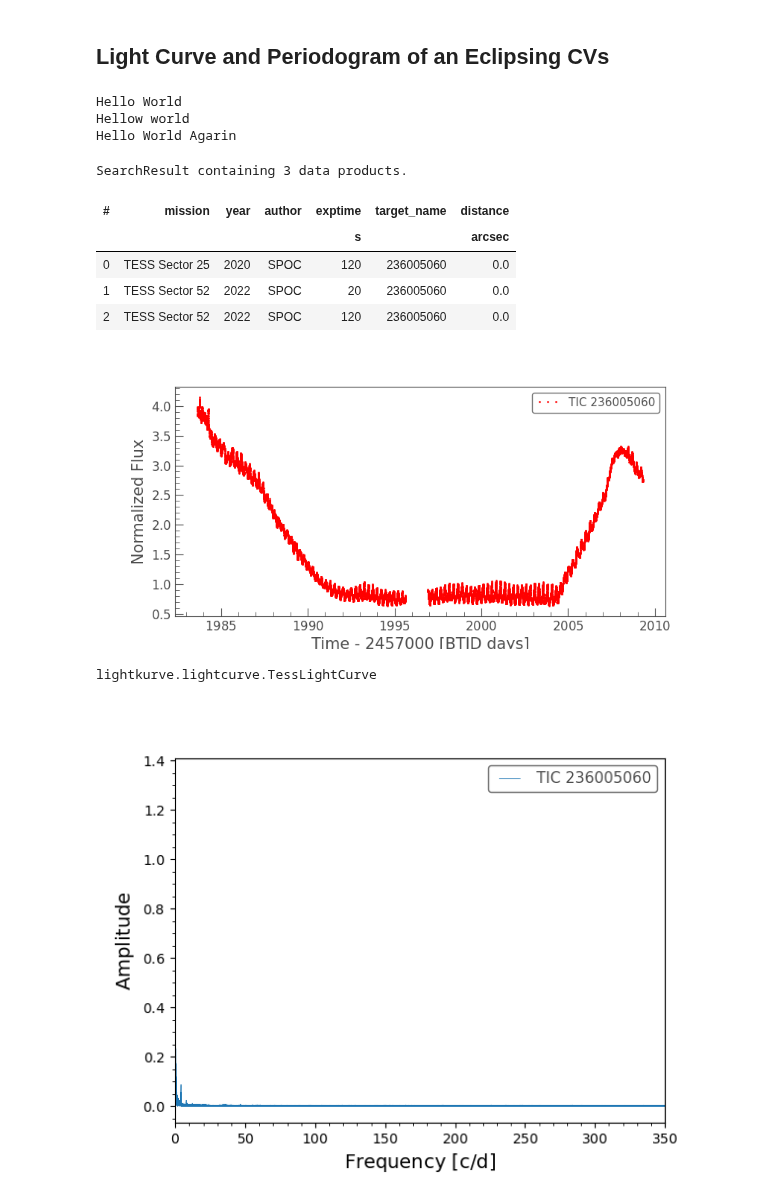
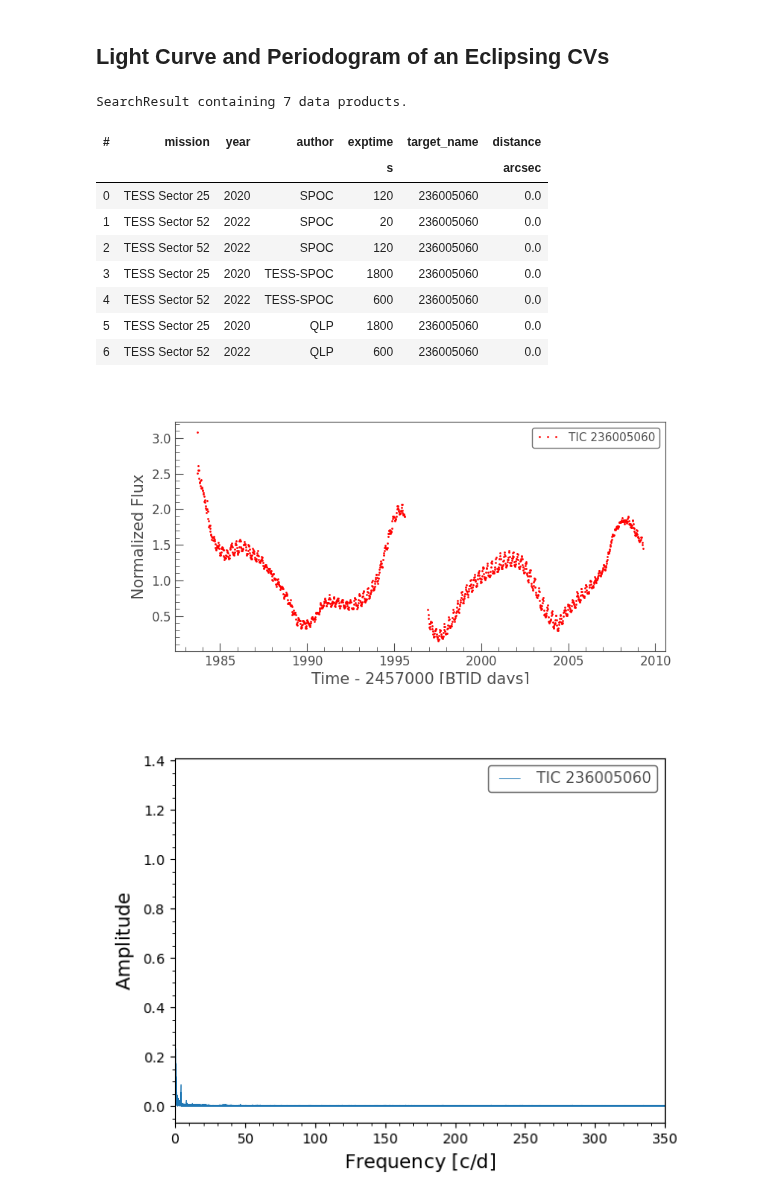
Before and after one commit to katerickels/CV-Analyzer, a Jupyter notebook: Old Data/Eclipsing CVs/Light Curve and Periodogram of an Eclipsing CVs.ipynb, the cells around one changed output. Drawn from its saved outputs; the diff is of its cells as text; code cells hidden in the pictures.

```diff
--- a/Old Data/Eclipsing CVs/Light Curve and Periodogram of an Eclipsing CVs.ipynb
+++ b/Old Data/Eclipsing CVs/Light Curve and Periodogram of an Eclipsing CVs.ipynb
@@ -1,14 +1,5 @@
 # %% [markdown]
 ## Light Curve and Periodogram of an Eclipsing CVs
-# %%
-print('Hello World')
-print('Hellow world')
-print('Hello World Agarin')
-print('for the branch?')
-# %% [output]
-Hello World
-Hellow world
-Hello World Agarin
 # %%
 %matplotlib widget
 
@@ -20,32 +11,32 @@ import lightkurve as lk
 # Specify the Eclipsing CVs:
 TIC = 'TIC 236005060'
 
-data_all = lk.search_lightcurve(TIC, author = 'SPOC')
+data_all = lk.search_lightcurve(TIC)
 
 data_all
 # %% [output]
-SearchResult containing 3 data products.
+SearchResult containing 7 data products.
 | # | mission | year | author | exptime | target_name | distance |
 |  |  |  |  | s |  | arcsec |
 | 0 | TESS Sector 25 | 2020 | SPOC | 120 | 236005060 | 0.0 |
 | 1 | TESS Sector 52 | 2022 | SPOC | 20 | 236005060 | 0.0 |
 | 2 | TESS Sector 52 | 2022 | SPOC | 120 | 236005060 | 0.0 |
+| 3 | TESS Sector 25 | 2020 | TESS-SPOC | 1800 | 236005060 | 0.0 |
+| 4 | TESS Sector 52 | 2022 | TESS-SPOC | 600 | 236005060 | 0.0 |
+| 5 | TESS Sector 25 | 2020 | QLP | 1800 | 236005060 | 0.0 |
+| 6 | TESS Sector 52 | 2022 | QLP | 600 | 236005060 | 0.0 |
 # %%
 import matplotlib.pyplot as plt
 
-data = data_all[0]
+data = data_all[3]
 
 lc = data.download_all().stitch()
 
 p = lc.plot(linewidth = 0, marker = '.', color = 'r')
 
 plt.show()
 # %% [output]
-[figure, old version]
+[figure, new version]
-# %%
-type(lc)
-# %% [output]
-lightkurve.lightcurve.TessLightCurve
 # %%
 periodogram = lc.to_periodogram()
 
```
